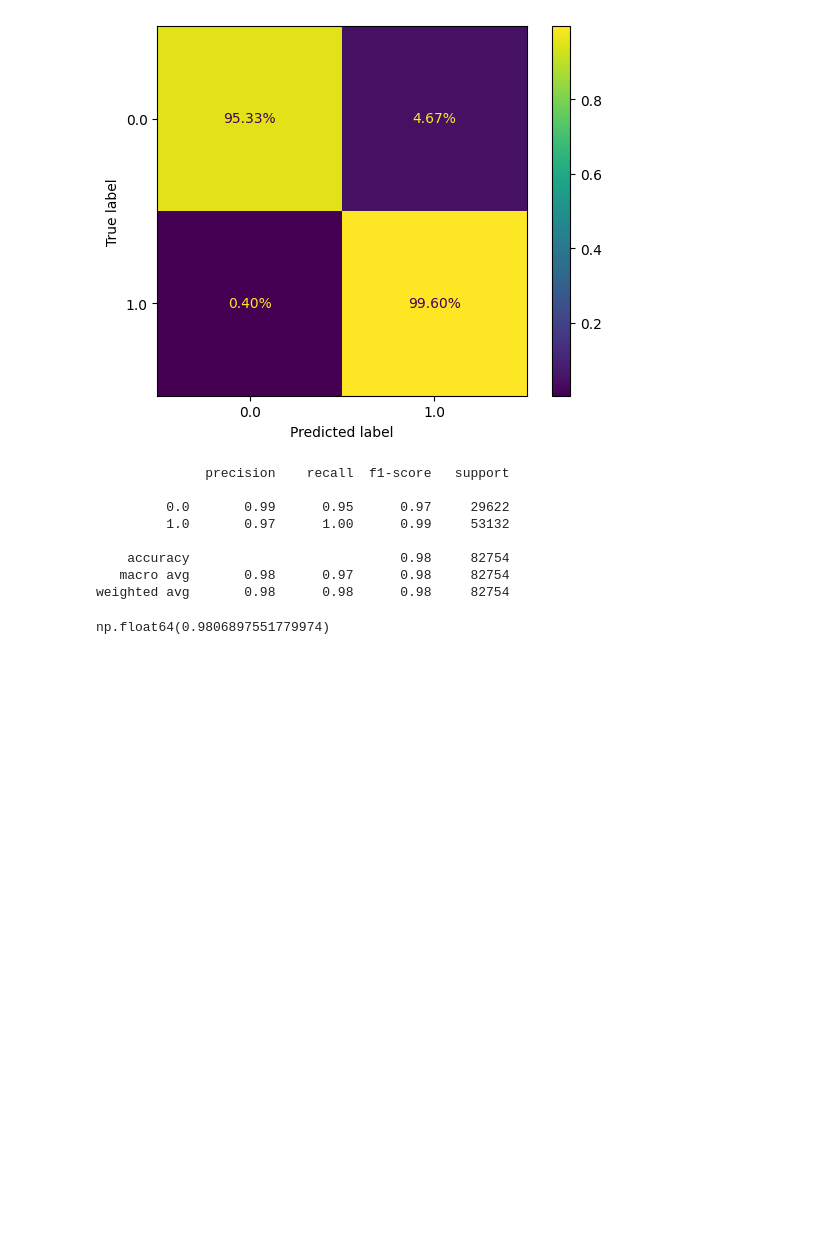
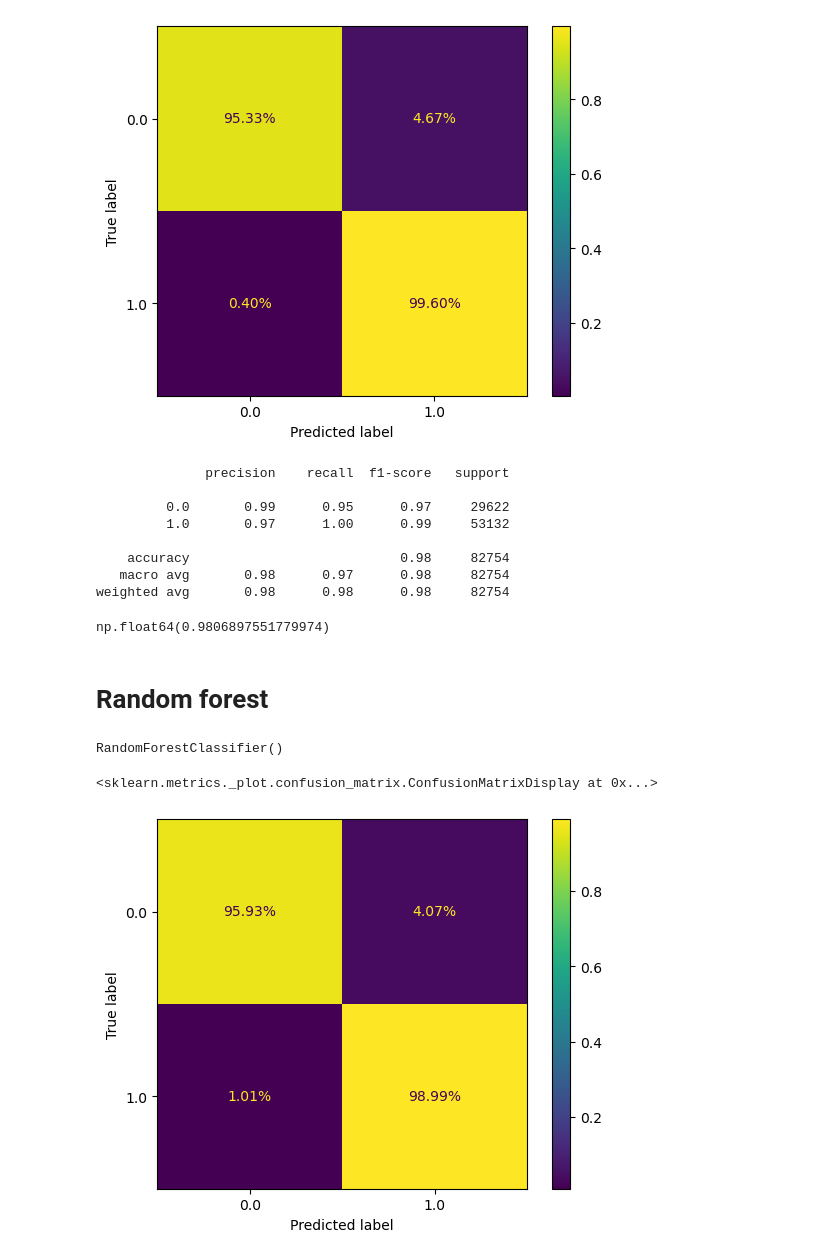
Before and after one commit to LudwikMadej/ML_Intro_Project_1, a Jupyter notebook: Milestone_3/merged.ipynb, the cells around one changed output. Drawn from its saved outputs; the diff is of its cells as text; code cells hidden in the pictures; blank space fills up the shorter version.

Commit message:
merged with random forest

```diff
--- a/Milestone_3/merged.ipynb
+++ b/Milestone_3/merged.ipynb
@@ -681,0 +691,3 @@ np.float64(0.9806897551779974)
+# %%
+X_valid, y_valid = valid.drop(["Chronic Medical Conditions", "Income"], axis=1), valid["Chronic Medical Conditions"]
+X_test, y_test = train.drop(["Chronic Medical Conditions", "Income"], axis=1), test["Chronic Medical Conditions"]
@@ -681,0 +696,10 @@ np.float64(0.9806897551779974)
+# %% [markdown]
+# Random forest
+# %%
+rf = RandomForestClassifier(n_estimators=100)
+# %%
+rf.fit(X_train, y_train)
+# %% [output]
+RandomForestClassifier()
+# %%
+y_pred_valid = rf.predict(X_valid)
@@ -681,0 +708,5 @@ np.float64(0.9806897551779974)
+# %%
+ConfusionMatrixDisplay.from_predictions(y_true=y_valid, y_pred=y_pred_valid, normalize="true", values_format=".2%")
+# %% [output]
+<sklearn.metrics._plot.confusion_matrix.ConfusionMatrixDisplay at 0x...>
+[figure, added]
```
Also changed, not shown: parts of 19 cells of this notebook.
